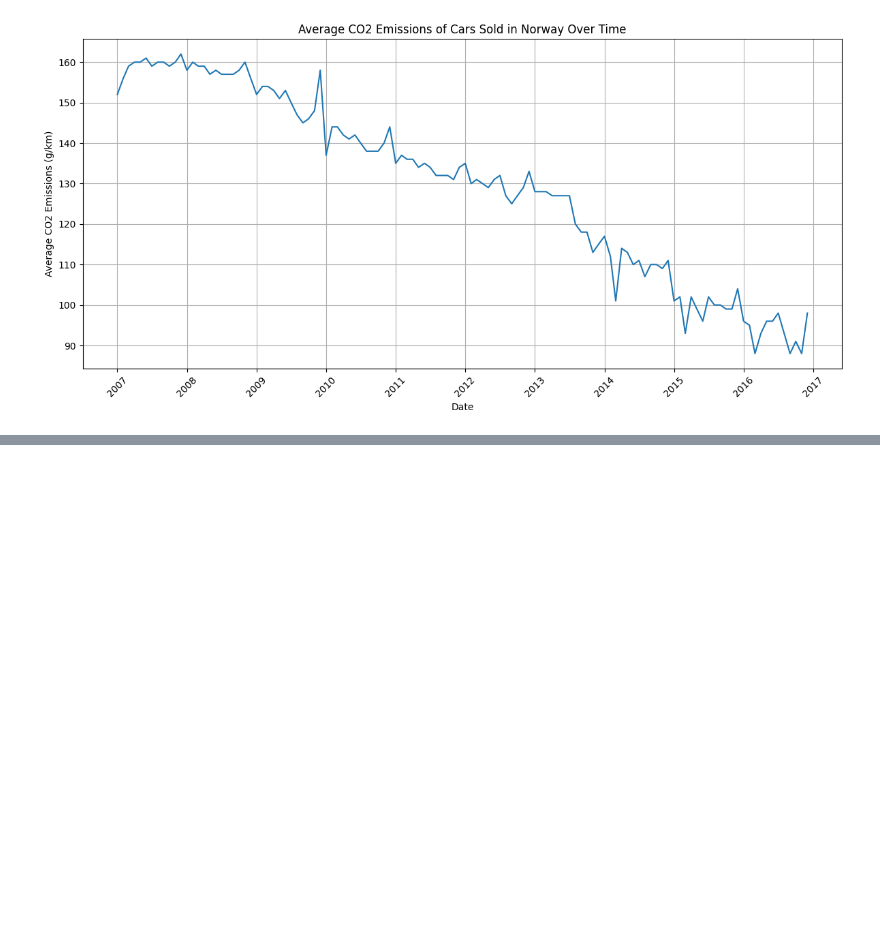
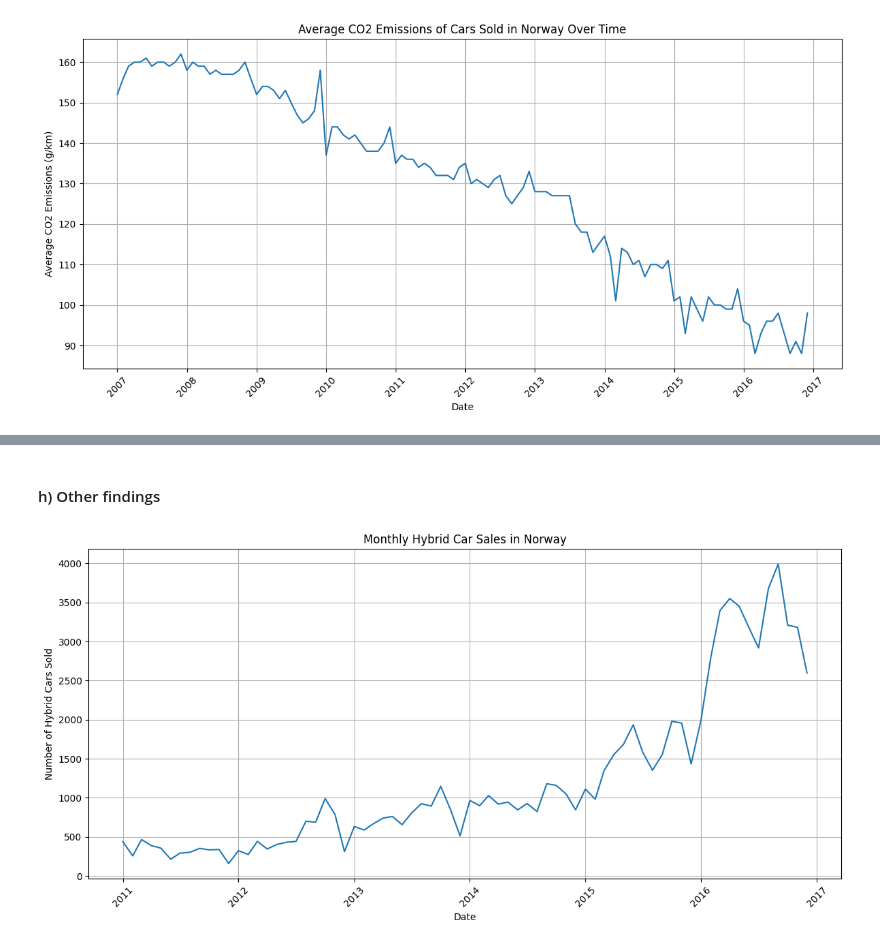
Before and after one commit to TonalLobster/AI_Engineering_Edwin_Lindblom, a Jupyter notebook: exercises/exercise_0/car_sales_in_norway.ipynb, the cells around one changed output, grey strips where cells are left out. Drawn from its saved outputs; the diff is of its cells as text; code cells hidden in the pictures; blank space fills up the shorter version.

```diff
--- a/exercises/exercise_0/car_sales_in_norway.ipynb
+++ b/exercises/exercise_0/car_sales_in_norway.ipynb
@@ -189,0 +244,17 @@ plt.show()
+# %% [markdown]
+#### h) Other findings
+# %%
+# number of hybrid cars sold per month
+
+df_hybrid = df.dropna(subset=["Quantity_Hybrid"]).sort_values(by=["Date"])
+plt.figure(figsize=(12, 6))
+plt.plot(df_hybrid["Date"], df_hybrid["Quantity_Hybrid"])
+plt.title("Monthly Hybrid Car Sales in Norway")
+plt.xlabel("Date")
+plt.ylabel("Number of Hybrid Cars Sold")
+plt.grid(True)
+plt.xticks(rotation=45)
+plt.tight_layout()
+plt.show()
+# %% [output]
+[figure, added]
```
Also changed, not shown: parts of 11 cells of this notebook.
